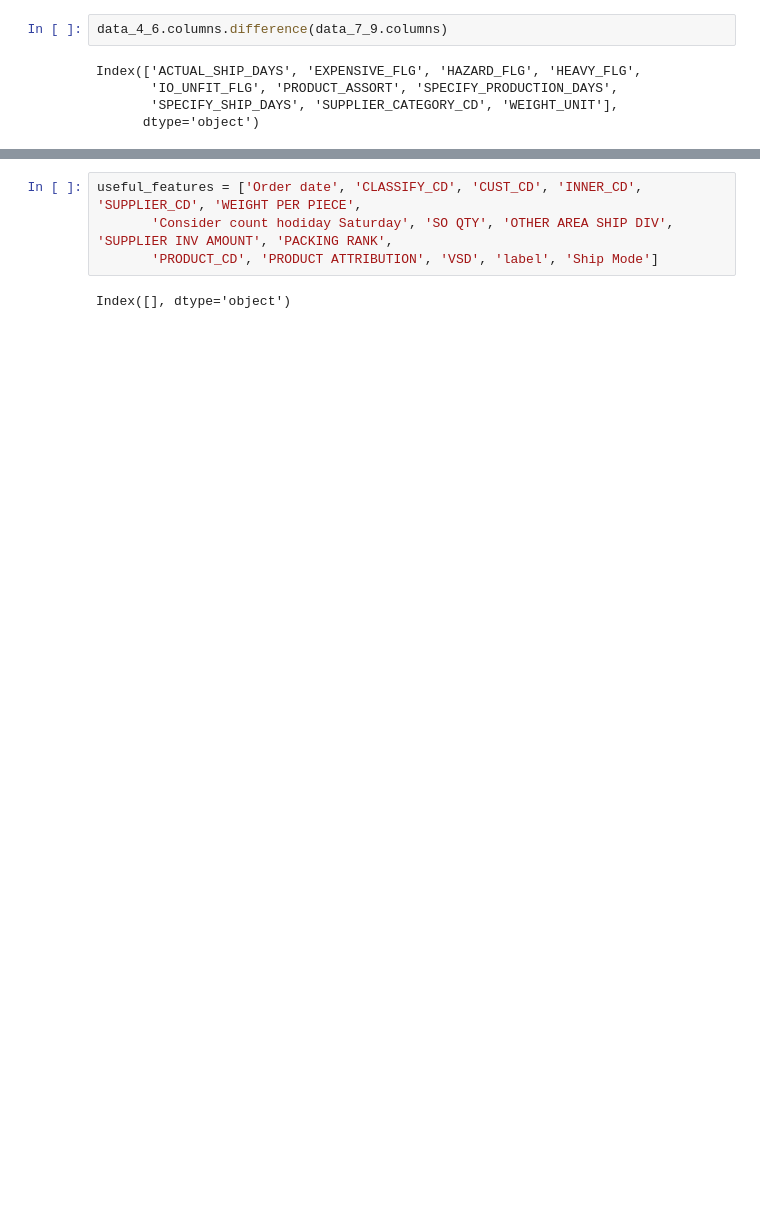
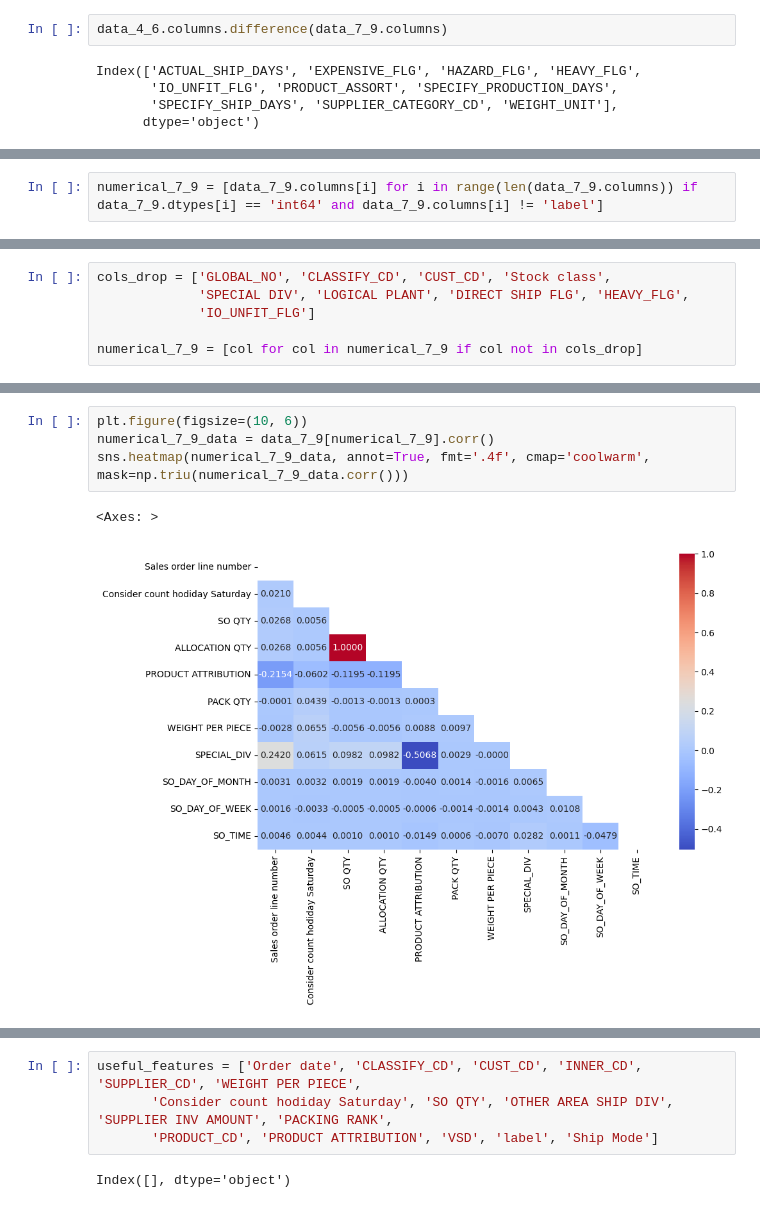
Before and after one commit to tuikhongtenbo/Python_ML, a Jupyter notebook: BaitapDS108/Lab 4/Lab 4.ipynb, the cells around one changed output, grey strips where cells are left out. Drawn from its saved outputs; the diff is of its cells as text; blank space fills up the shorter version.

```diff
--- a/BaitapDS108/Lab 4/Lab 4.ipynb
+++ b/BaitapDS108/Lab 4/Lab 4.ipynb
@@ -181,0 +388,2 @@ data_4_6 = data_4_6.drop(columns=cols_drop)
+# %%
+numerical_7_9 = [data_7_9.columns[i] for i in range(len(data_7_9.columns)) if data_7_9.dtypes[i] == 'int64' and data_7_9.columns[i] != 'label']
@@ -181,0 +410,6 @@ data_4_6 = data_4_6.drop(columns=cols_drop)
+# %%
+cols_drop = ['GLOBAL_NO', 'CLASSIFY_CD', 'CUST_CD', 'Stock class',
+             'SPECIAL DIV', 'LOGICAL PLANT', 'DIRECT SHIP FLG', 'HEAVY_FLG',
+             'IO_UNFIT_FLG']
+
+numerical_7_9 = [col for col in numerical_7_9 if col not in cols_drop]
@@ -181,0 +430,7 @@ data_4_6 = data_4_6.drop(columns=cols_drop)
+# %%
+plt.figure(figsize=(10, 6))
+numerical_7_9_data = data_7_9[numerical_7_9].corr()
+sns.heatmap(numerical_7_9_data, annot=True, fmt='.4f', cmap='coolwarm', mask=np.triu(numerical_7_9_data.corr()))
+# %% [output]
+<Axes: >
+[figure, added]
```
Also changed, not shown: parts of 69 cells of this notebook.
